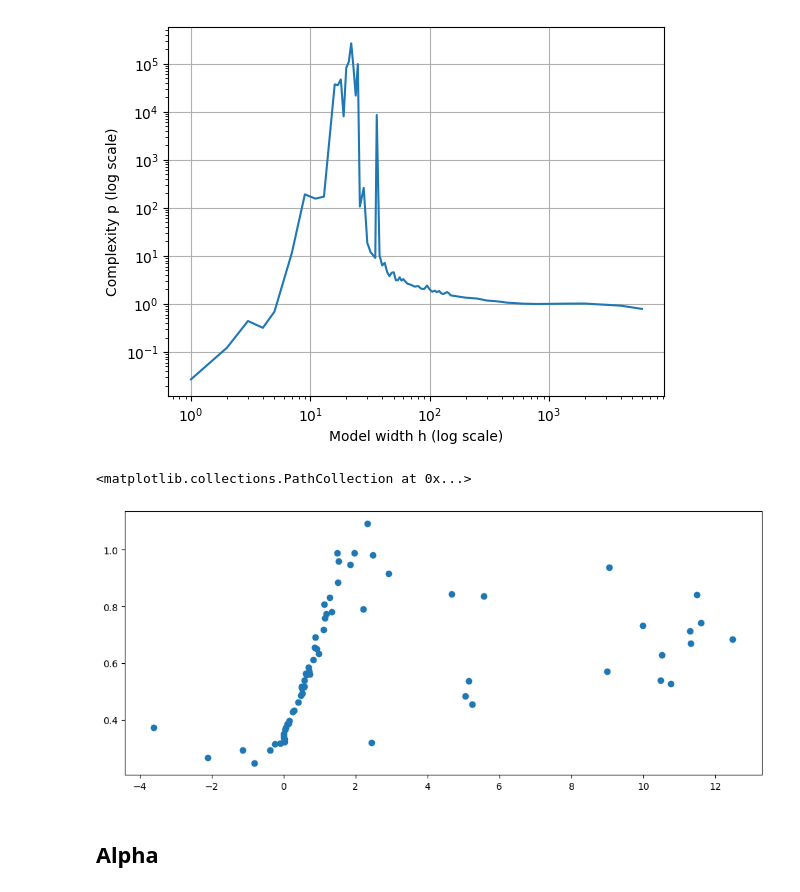
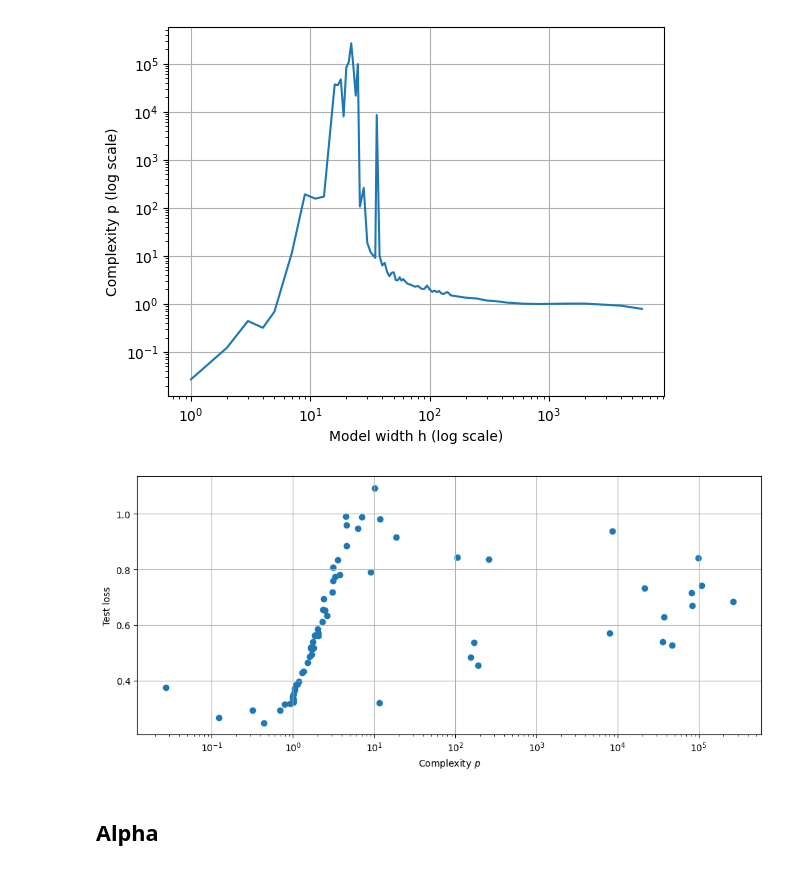
Before and after one commit to VictorBaillet/double-descent, a Jupyter notebook: results.ipynb, the cells around one changed output. Drawn from its saved outputs; the diff is of its cells as text; code cells hidden in the pictures.

Commit message:
latest experiments results + clean files

```diff
--- a/results.ipynb
+++ b/results.ipynb
@@ -20,21 +13,5 @@ with open(data_path, 'r') as file:
-# %%
-def unpack_results(width_to_results):
-    x_loss_train = []
-    x_loss_test = []
-    x_complexity = []
-    x_alpha = []
-    x_parameter_count = []
-    x_width = np.sort(np.array(list(width_to_results.keys()), dtype=int))
-
-    for width in x_width:
-        results = width_to_results[str(width)]
-        x_loss_train.append(np.mean(results["loss train"]))
-        x_loss_test.append(np.median(results["loss test"]))
-        x_complexity.append(np.median(np.array(results["complexity"])[:,0]))
-
-    return x_loss_train, x_loss_test, x_complexity, x_width
 # %%
-x_loss_train, x_loss_test, x_complexity, x_width = unpack_results(width_to_results)
+x_loss_train, x_loss_test, x_complexity, x_width, x_alpha = unpack_results(config)
 # %%
 plt.plot(x_width[:len(x_complexity)], np.array(x_loss_train), label="Train set")
 plt.plot(x_width[:len(x_complexity)], np.array(x_loss_test), label="Test set")
@@ -57,11 +34,14 @@ plt.grid(True)
 [figure]
 # %%
 plt.figure(figsize=(12, 5))
-plt.scatter(np.log(x_complexity[:]), x_loss_test[:])
-#plt.xlim((-5, 7))
+plt.scatter(x_complexity[:], x_loss_test[:])
+plt.xscale("log")
+plt.xlabel("Complexity $p$")
+plt.ylabel("Test loss")
+plt.grid(True)
+#plt.xlim((0.01, 10*1))
 # %% [output]
-<matplotlib.collections.PathCollection at 0x...>
-[figure, old version]
+[figure, new version]
 # %% [markdown]
 ## Alpha
 # %%
```
Also changed, not shown: parts of 15 cells of this notebook, 10 other files.
